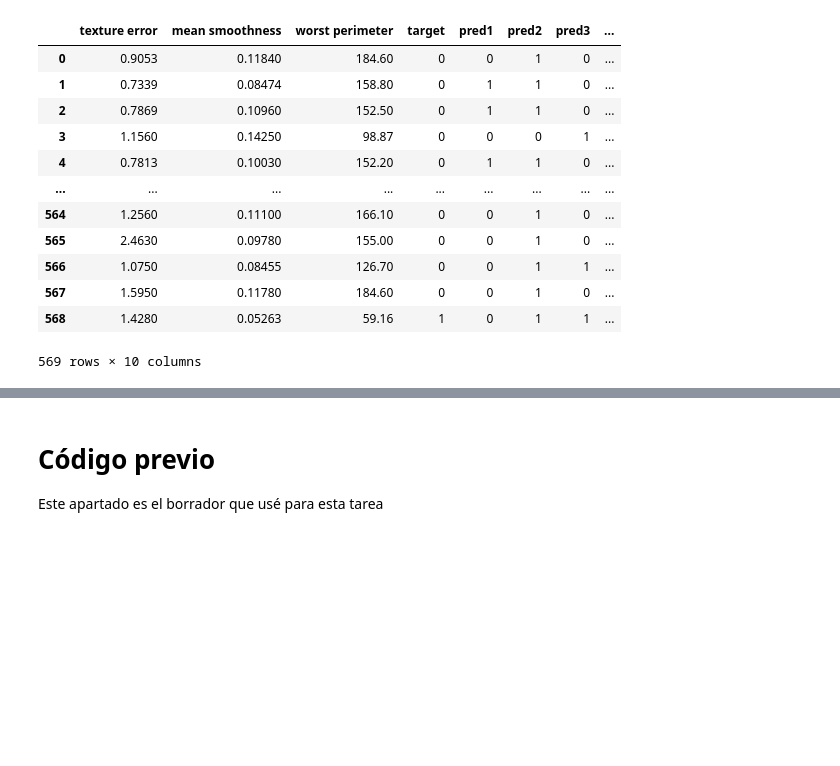
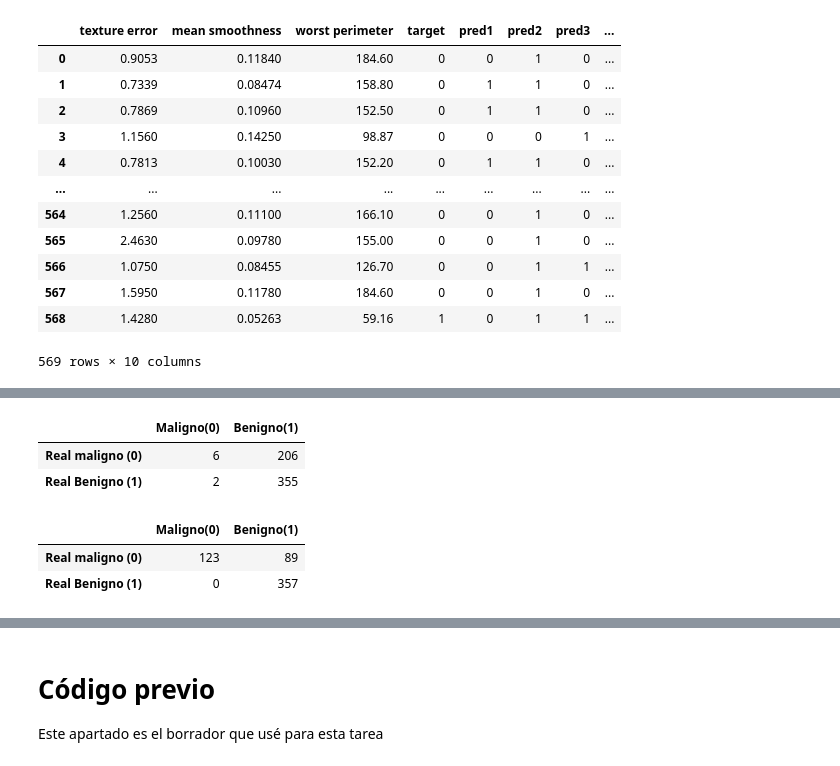
Before and after one commit to jorgexm20-sketch/data-science-physics, a Jupyter notebook: exercises/exercise-03-(WDBC).ipynb, the cells around one changed output, grey strips where cells are left out. Saved outputs shown, nothing was run; the diff lists cells and outputs as text; code cells hidden in the pictures; blank space fills up the shorter version.

```diff
--- a/exercises/exercise-03-(WDBC).ipynb
+++ b/exercises/exercise-03-(WDBC).ipynb
@@ -496,0 +513,12 @@ Name: count, dtype: int64
+# %%
+mean_smoothnesss_matriz_de_confusion
+# %% [output]
+|  | Maligno(0) | Benigno(1) |
+| Real maligno (0) | 6 | 206 |
+| Real Benigno (1) | 2 | 355 |
+# %%
+worts_perimeter_matriz_de_confusion
+# %% [output]
+|  | Maligno(0) | Benigno(1) |
+| Real maligno (0) | 123 | 89 |
+| Real Benigno (1) | 0 | 357 |
```
Also changed, not shown: parts of 14 cells of this notebook.
